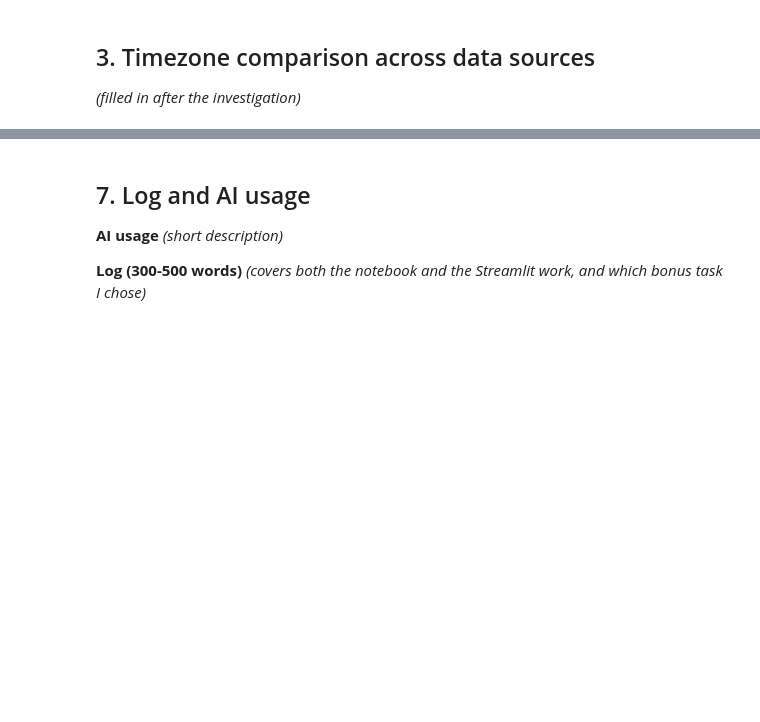
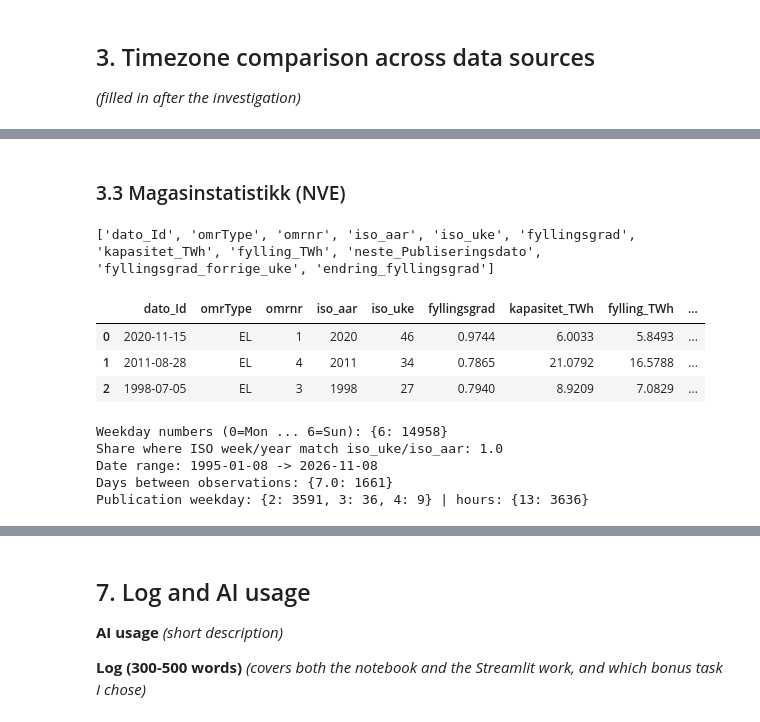
Before and after one commit to Kitteljl/IND320-app, a Jupyter notebook: notebooks/IND320_part4.ipynb, the cells around one changed output, grey strips where cells are left out. Drawn from its saved outputs; the diff is of its cells as text; code cells hidden in the pictures; blank space fills up the shorter version.

```diff
--- a/notebooks/IND320_part4.ipynb
+++ b/notebooks/IND320_part4.ipynb
@@ -85,0 +212,42 @@ display(fx.head())
+# %% [markdown]
+### 3.3 Magasinstatistikk (NVE)
+# %%
+# Raw API response: how are the dates defined?
+r = requests.get(
+    "https://biapi.nve.no/magasinstatistikk/api/Magasinstatistikk/HentOffentligData",
+    timeout=60,
+)
+r.raise_for_status()
+mag = pd.DataFrame(r.json())
+print(list(mag.columns))
+display(mag.head(3))
+# %% [output]
+['dato_Id', 'omrType', 'omrnr', 'iso_aar', 'iso_uke', 'fyllingsgrad', 'kapasitet_TWh', 'fylling_TWh', 'neste_Publiseringsdato', 'fyllingsgrad_forrige_uke', 'endring_fyllingsgrad']
+|  | dato_Id | omrType | omrnr | iso_aar | iso_uke | fyllingsgrad | kapasitet_TWh | fylling_TWh | ... |
+| 0 | 2020-11-15 | EL | 1 | 2020 | 46 | 0.9744 | 6.0033 | 5.8493 | ... |
+| 1 | 2011-08-28 | EL | 4 | 2011 | 34 | 0.7865 | 21.0792 | 16.5788 | ... |
+| 2 | 1998-07-05 | EL | 3 | 1998 | 27 | 0.7940 | 8.9209 | 7.0829 | ... |
+# %%
+mag["date"] = pd.to_datetime(mag["dato_Id"])
+iso = mag["date"].dt.isocalendar()
+
+print("Weekday numbers (0=Mon ... 6=Sun):", mag["date"].dt.dayofweek.value_counts().to_dict())
+print("Share where ISO week/year match iso_uke/iso_aar:",
+      round(((iso.week == mag["iso_uke"]) & (iso.year == mag["iso_aar"])).mean(), 4))
+print("Date range:", mag["date"].min().date(), "->", mag["date"].max().date())
+
+# Spacing between observations in one series (price area 1)
+one = mag[(mag["omrType"] == "EL") & (mag["omrnr"] == 1)].sort_values("date")
+print("Days between observations:", one["date"].diff().dt.days.value_counts().head().to_dict())
+
+# Publication timestamps: weekday and time (0001-01-01 means "not set")
+pub = pd.to_datetime(mag["neste_Publiseringsdato"])
+pub = pub[pub.dt.year > 1]
+print("Publication weekday:", pub.dt.dayofweek.value_counts().to_dict(),
+      "| hours:", pub.dt.hour.value_counts().to_dict())
+# %% [output]
+Weekday numbers (0=Mon ... 6=Sun): {6: 14958}
+Share where ISO week/year match iso_uke/iso_aar: 1.0
+Date range: 1995-01-08 -> 2026-11-08
+Days between observations: {7.0: 1661}
+Publication weekday: {2: 3591, 3: 36, 4: 9} | hours: {13: 3636}
```
Also changed, not shown: parts of 25 cells of this notebook, 1 other file.
